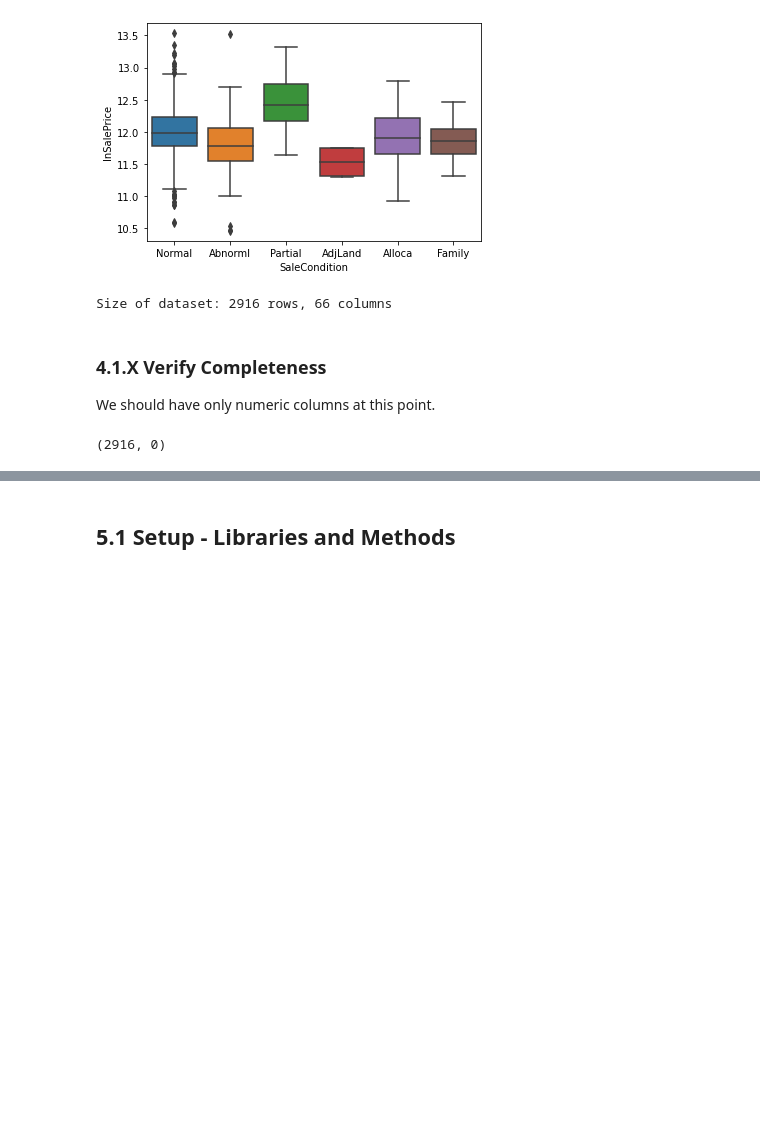
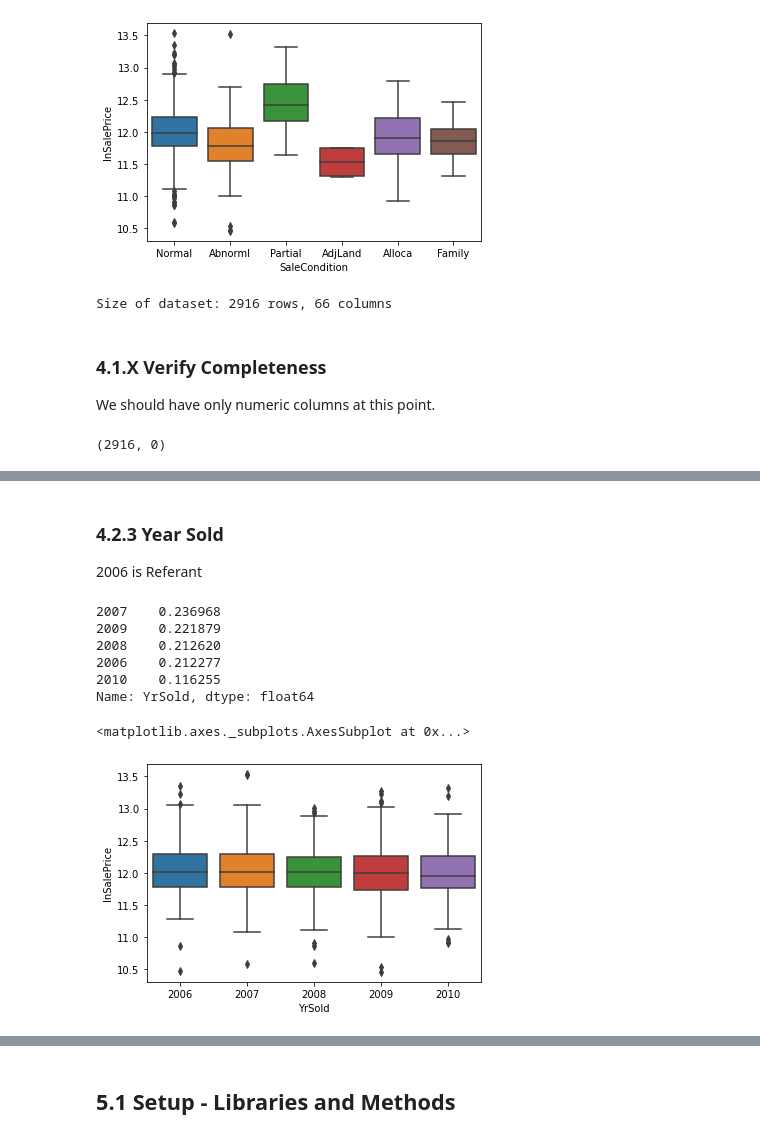
Before and after one commit to weswest/MSDS422, a Jupyter notebook: MSDS_422_Assignment2.ipynb, the cells around one changed output, grey strips where cells are left out. Drawn from its saved outputs; the diff is of its cells as text; code cells hidden in the pictures; blank space fills up the shorter version.

```diff
--- a/MSDS_422_Assignment2.ipynb
+++ b/MSDS_422_Assignment2.ipynb
@@ -2413,0 +2526,29 @@ Approach largely pulled from https://www.kaggle.com/anupjana/top-10-ames-house-p
+# %%
+print(pd.value_counts(df_all.MoSold, normalize='columns'))
+
+df_all['Month_02'] = df_all['MoSold'].replace(dict(num2_dict))
+df_all['Month_03'] = df_all['MoSold'].replace(dict(num3_dict))
+df_all['Month_04'] = df_all['MoSold'].replace(dict(num4_dict))
+df_all['Month_05'] = df_all['MoSold'].replace(dict(num5_dict))
+df_all['Month_06'] = df_all['MoSold'].replace(dict(num6_dict))
+df_all['Month_07'] = df_all['MoSold'].replace(dict(num7_dict))
+df_all['Month_08'] = df_all['MoSold'].replace(dict(num8_dict))
+df_all['Month_09'] = df_all['MoSold'].replace(dict(num9_dict))
+df_all['Month_10'] = df_all['MoSold'].replace(dict(num10_dict))
+df_all['Month_11'] = df_all['MoSold'].replace(dict(num11_dict))
+df_all['Month_12'] = df_all['MoSold'].replace(dict(num12_dict))
+
+print(pd.value_counts(df_all.Month_02, normalize='columns'))
+print(pd.value_counts(df_all.Month_03, normalize='columns'))
+print(pd.value_counts(df_all.Month_04, normalize='columns'))
+print(pd.value_counts(df_all.Month_05, normalize='columns'))
+print(pd.value_counts(df_all.Month_06, normalize='columns'))
+print(pd.value_counts(df_all.Month_07, normalize='columns'))
+print(pd.value_counts(df_all.Month_08, normalize='columns'))
+print(pd.value_counts(df_all.Month_09, normalize='columns'))
+print(pd.value_counts(df_all.Month_10, normalize='columns'))
+print(pd.value_counts(df_all.Month_11, normalize='columns'))
+print(pd.value_counts(df_all.Month_12, normalize='columns'))
+
+df_all=df_all.drop(columns=['MoSold'])
+printsize(df_all)
@@ -2413,0 +2573,16 @@ Approach largely pulled from https://www.kaggle.com/anupjana/top-10-ames-house-p
+# %% [markdown]
+### 4.2.3 Year Sold
+
+2006 is Referant
+# %%
+print(pd.value_counts(df_all.YrSold, normalize='columns'))
+sns.boxplot( x = df_train['YrSold'], y=df_train["lnSalePrice"])
+# %% [output]
+2007    0.236968
+2009    0.221879
+2008    0.212620
+2006    0.212277
+2010    0.116255
+Name: YrSold, dtype: float64
+<matplotlib.axes._subplots.AxesSubplot at 0x...>
+[figure, added]
```
Also changed, not shown: parts of 100 cells of this notebook.
